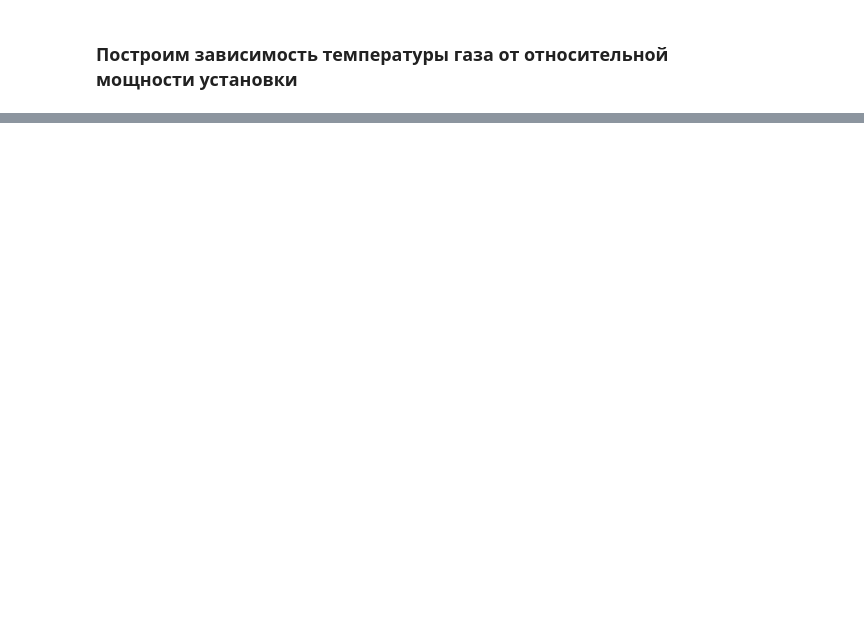
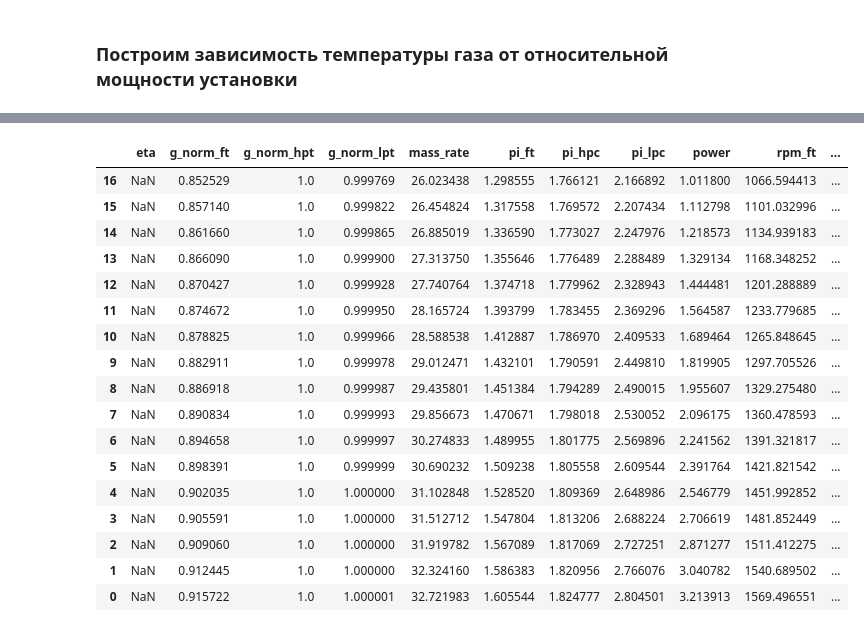
Before and after one commit to Sovianum/cooling-course-project, a Jupyter notebook: notebooks/article/Characteristics.ipynb, the cells around one changed output, grey strips where cells are left out. Saved outputs shown, nothing was run; the diff lists cells and outputs as text; code cells hidden in the pictures; blank space fills up the shorter version.

```diff
--- a/notebooks/article/Characteristics.ipynb
+++ b/notebooks/article/Characteristics.ipynb
@@ -143,0 +123,21 @@ data_2nr
+# %%
+data_3n
+# %% [output]
+|  | eta | g_norm_ft | g_norm_hpt | g_norm_lpt | mass_rate | pi_ft | pi_hpc | pi_lpc | power | rpm_ft | ... |
+| 16 | NaN | 0.852529 | 1.0 | 0.999769 | 26.023438 | 1.298555 | 1.766121 | 2.166892 | 1.011800 | 1066.594413 | ... |
+| 15 | NaN | 0.857140 | 1.0 | 0.999822 | 26.454824 | 1.317558 | 1.769572 | 2.207434 | 1.112798 | 1101.032996 | ... |
+| 14 | NaN | 0.861660 | 1.0 | 0.999865 | 26.885019 | 1.336590 | 1.773027 | 2.247976 | 1.218573 | 1134.939183 | ... |
+| 13 | NaN | 0.866090 | 1.0 | 0.999900 | 27.313750 | 1.355646 | 1.776489 | 2.288489 | 1.329134 | 1168.348252 | ... |
+| 12 | NaN | 0.870427 | 1.0 | 0.999928 | 27.740764 | 1.374718 | 1.779962 | 2.328943 | 1.444481 | 1201.288889 | ... |
+| 11 | NaN | 0.874672 | 1.0 | 0.999950 | 28.165724 | 1.393799 | 1.783455 | 2.369296 | 1.564587 | 1233.779685 | ... |
+| 10 | NaN | 0.878825 | 1.0 | 0.999966 | 28.588538 | 1.412887 | 1.786970 | 2.409533 | 1.689464 | 1265.848645 | ... |
+| 9 | NaN | 0.882911 | 1.0 | 0.999978 | 29.012471 | 1.432101 | 1.790591 | 2.449810 | 1.819905 | 1297.705526 | ... |
+| 8 | NaN | 0.886918 | 1.0 | 0.999987 | 29.435801 | 1.451384 | 1.794289 | 2.490015 | 1.955607 | 1329.275480 | ... |
+| 7 | NaN | 0.890834 | 1.0 | 0.999993 | 29.856673 | 1.470671 | 1.798018 | 2.530052 | 2.096175 | 1360.478593 | ... |
+| 6 | NaN | 0.894658 | 1.0 | 0.999997 | 30.274833 | 1.489955 | 1.801775 | 2.569896 | 2.241562 | 1391.321817 | ... |
+| 5 | NaN | 0.898391 | 1.0 | 0.999999 | 30.690232 | 1.509238 | 1.805558 | 2.609544 | 2.391764 | 1421.821542 | ... |
+| 4 | NaN | 0.902035 | 1.0 | 1.000000 | 31.102848 | 1.528520 | 1.809369 | 2.648986 | 2.546779 | 1451.992852 | ... |
+| 3 | NaN | 0.905591 | 1.0 | 1.000000 | 31.512712 | 1.547804 | 1.813206 | 2.688224 | 2.706619 | 1481.852449 | ... |
+| 2 | NaN | 0.909060 | 1.0 | 1.000000 | 31.919782 | 1.567089 | 1.817069 | 2.727251 | 2.871277 | 1511.412275 | ... |
+| 1 | NaN | 0.912445 | 1.0 | 1.000000 | 32.324160 | 1.586383 | 1.820956 | 2.766076 | 3.040782 | 1540.689502 | ... |
+| 0 | NaN | 0.915722 | 1.0 | 1.000001 | 32.721983 | 1.605544 | 1.824777 | 2.804501 | 3.213913 | 1569.496551 | ... |
```
Also changed, not shown: parts of 3 cells of this notebook, 28 other files.
